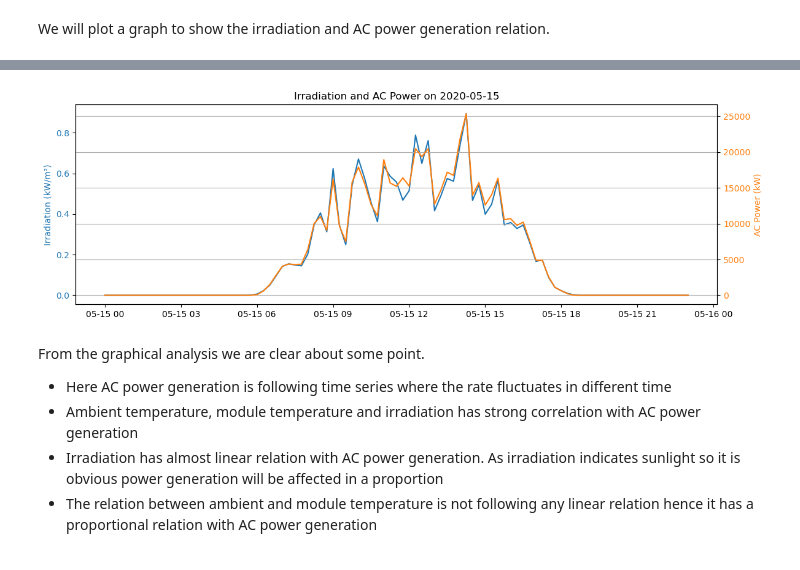
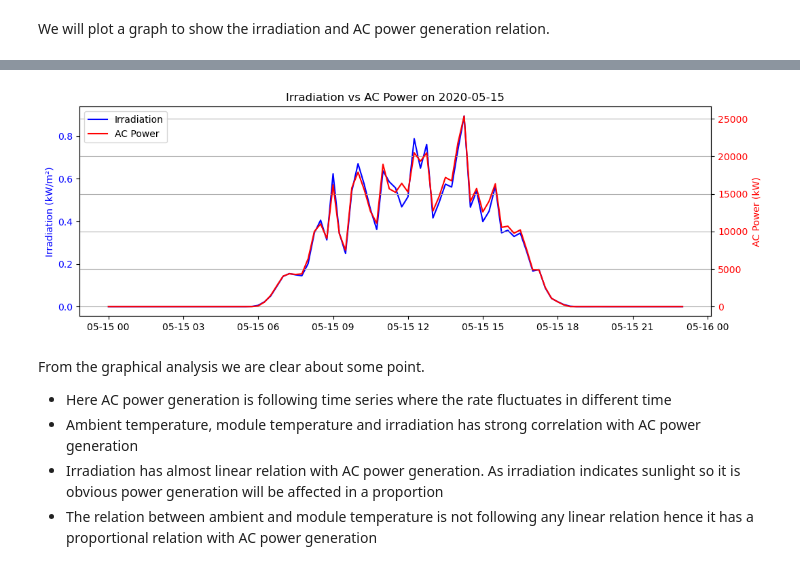
Before and after one commit to Abrar051/Machine_Learning_Algorithm_Solar_Power_Prediction, a Jupyter notebook: Machine_Learning_Algorithm_Final_Coursework.ipynb, the cells around one changed output, grey strips where cells are left out. Drawn from its saved outputs; the diff is of its cells as text; code cells hidden in the pictures.

```diff
--- a/Machine_Learning_Algorithm_Final_Coursework.ipynb
+++ b/Machine_Learning_Algorithm_Final_Coursework.ipynb
@@ -861,37 +925,48 @@ plt.show()
 # %%
 # Plotting based on different time
 # Convert to datetime
 # Ensure datetime conversion and extract date
-df = df.reset_index(drop=True)
-df['DATE_TIME'] = pd.to_datetime(df['DATE_TIME'])
-df['DATE'] = df['DATE_TIME'].dt.date
+# Select one day
+sample_day = "2020-05-15"
 
-# Choose a sample day (e.g., the first available)
-sample_day = df['DATE'].min()  # or use df['DATE'].unique()[0]
+# Filter one day using index
+day_data = df.loc[sample_day]
 
-# Subset the data for that day
-day_data = df[df['DATE'] == sample_day]
-
-# Plot Irradiation and AC Power for the sample day
 fig, ax1 = plt.subplots(figsize=(12, 4))
 
-# Left axis: Irradiation
-ax1.plot(day_data['DATE_TIME'], day_data['IRRADIATION'], color='tab:blue', label='Irradiation')
-ax1.set_ylabel('Irradiation (kW/m²)', color='tab:blue')
-ax1.tick_params(axis='y', labelcolor='tab:blue')
+# Irradiation (Blue)
+ax1.plot(
+    day_data.index,
+    day_data['IRRADIATION'],
+    color='blue',
+    label='Irradiation'
+)
+ax1.set_ylabel("Irradiation (kW/m²)", color='blue')
+ax1.tick_params(axis='y', labelcolor='blue')
 
-# Right axis: AC Power
+# AC Power (Red)
 ax2 = ax1.twinx()
-ax2.plot(day_data['DATE_TIME'], day_data['AC_POWER'], color='tab:orange', label='AC Power')
-ax2.set_ylabel('AC Power (kW)', color='tab:orange')
-ax2.tick_params(axis='y', labelcolor='tab:orange')
+ax2.plot(
+    day_data.index,
+    day_data['AC_POWER'],
+    color='red',
+    label='AC Power'
+)
+ax2.set_ylabel("AC Power (kW)", color='red')
+ax2.tick_params(axis='y', labelcolor='red')
 
-plt.title(f'Irradiation and AC Power on {sample_day}')
+# Title + legends
+plt.title(f"Irradiation vs AC Power on {sample_day}")
+
+# Add legends for both axes
+lines_1, labels_1 = ax1.get_legend_handles_labels()
+lines_2, labels_2 = ax2.get_legend_handles_labels()
+plt.legend(lines_1 + lines_2, labels_1 + labels_2, loc="upper left")
+
 plt.grid(True)
-fig.tight_layout()
 plt.show()
 # %% [output]
-[figure, old version]
+[figure, new version]
 # %% [markdown]
 From the graphical analysis we are clear about some point.
  * Here AC power generation is following time series where the rate fluctuates in different time
```
Also changed, not shown: parts of 44 cells of this notebook.
